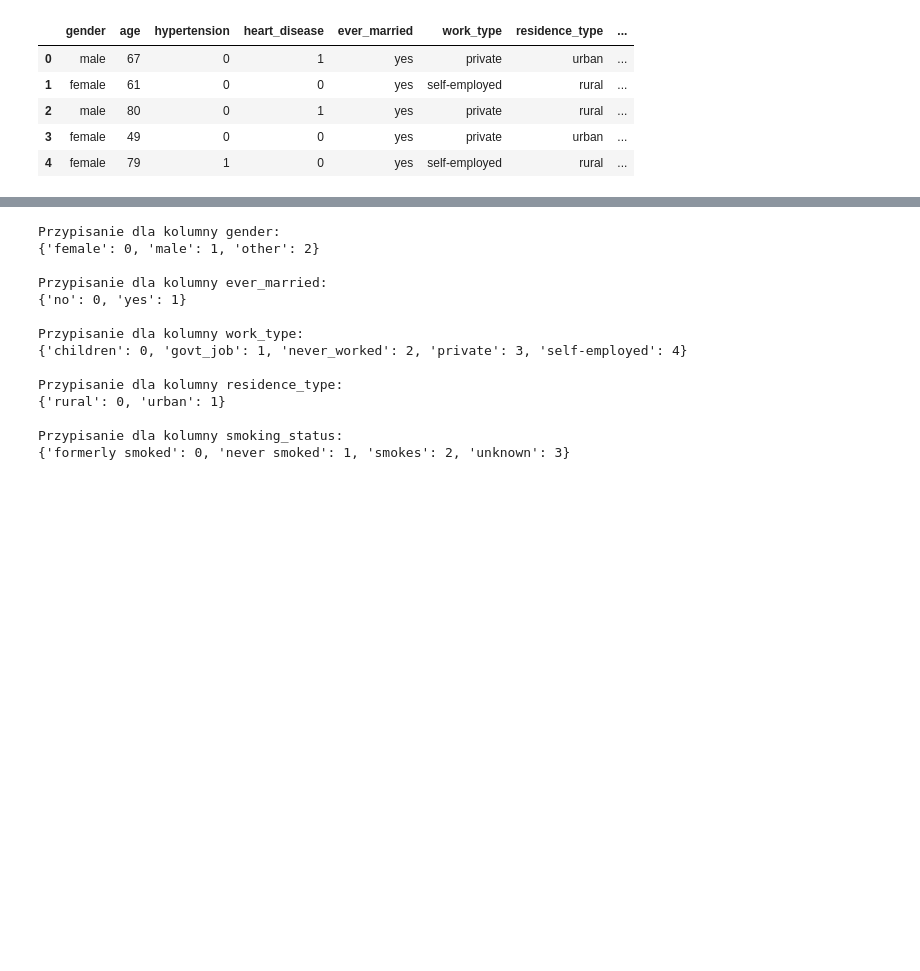
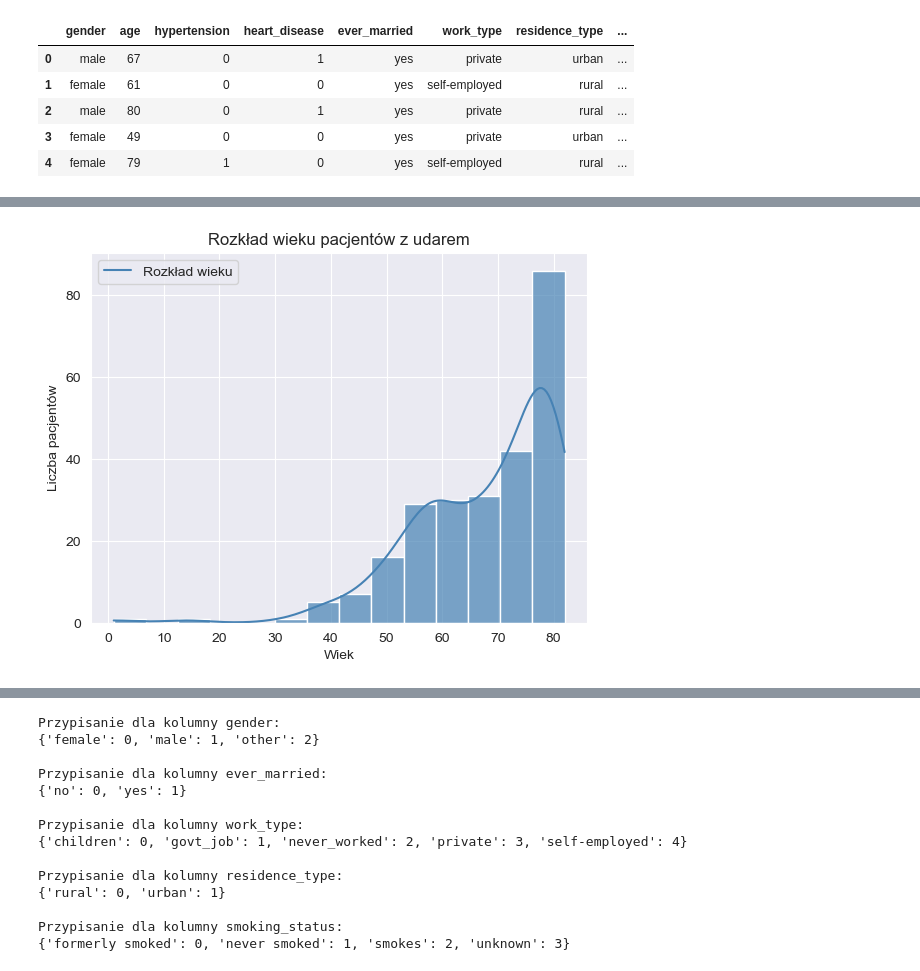
Before and after one commit to jroznerski/stroke_predict, a Jupyter notebook: STROKE PREDICTION/stroke_pred.ipynb, the cells around one changed output, grey strips where cells are left out. Drawn from its saved outputs; the diff is of its cells as text; code cells hidden in the pictures; blank space fills up the shorter version.

```diff
--- a/STROKE PREDICTION/stroke_pred.ipynb
+++ b/STROKE PREDICTION/stroke_pred.ipynb
@@ -80,0 +99,17 @@ df.head()
+# %%
+import seaborn as sns
+import matplotlib.pyplot as plt
+
+stroke_data = df[df['stroke'] == 1]['age']
+
+sns.histplot(stroke_data, kde=True, color='steelblue', alpha=0.7)
+
+plt.xlabel('Wiek')
+plt.ylabel('Liczba pacjentów')
+plt.title('Rozkład wieku pacjentów z udarem')
+
+plt.legend(['Rozkład wieku'])
+
+plt.show()
+# %% [output]
+[figure, added]
```
Also changed, not shown: parts of 17 cells of this notebook.
